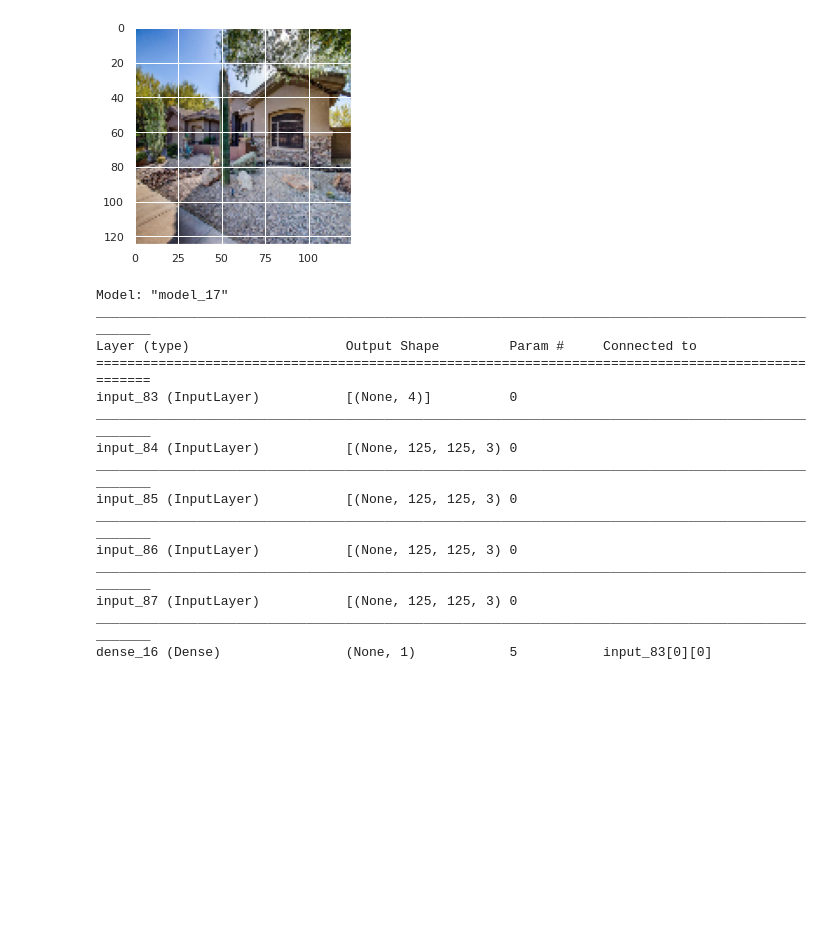
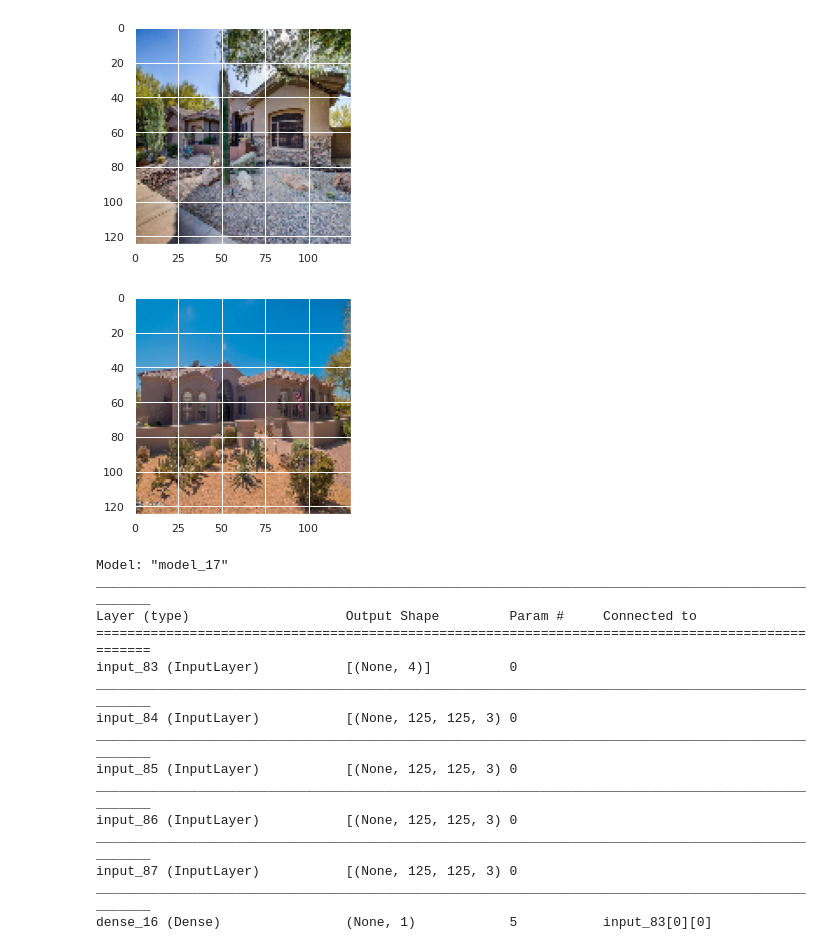
Before and after one commit to jean18/INF395, a Jupyter notebook: Tarea1/ANN_2021_1_Taller1.ipynb, the cells around one changed output. Saved outputs shown, nothing was run; the diff lists cells and outputs as text; code cells hidden in the pictures; blank space fills up the shorter version.

```diff
--- a/Tarea1/ANN_2021_1_Taller1.ipynb
+++ b/Tarea1/ANN_2021_1_Taller1.ipynb
@@ -232,6 +231,12 @@ for element in train_dataset.as_numpy_iterator():
   break
 # %% [output]
 [figure]
+# %%
+for element in test_dataset.as_numpy_iterator():
+  plt.imshow(element[1])
+  break
+# %% [output]
+[figure, added]
 # %%
 input1 = Input(shape=(4, ))
 input2 = Input(shape=(125, 125, 3))
```
Also changed, not shown: parts of 1 cell of this notebook.
